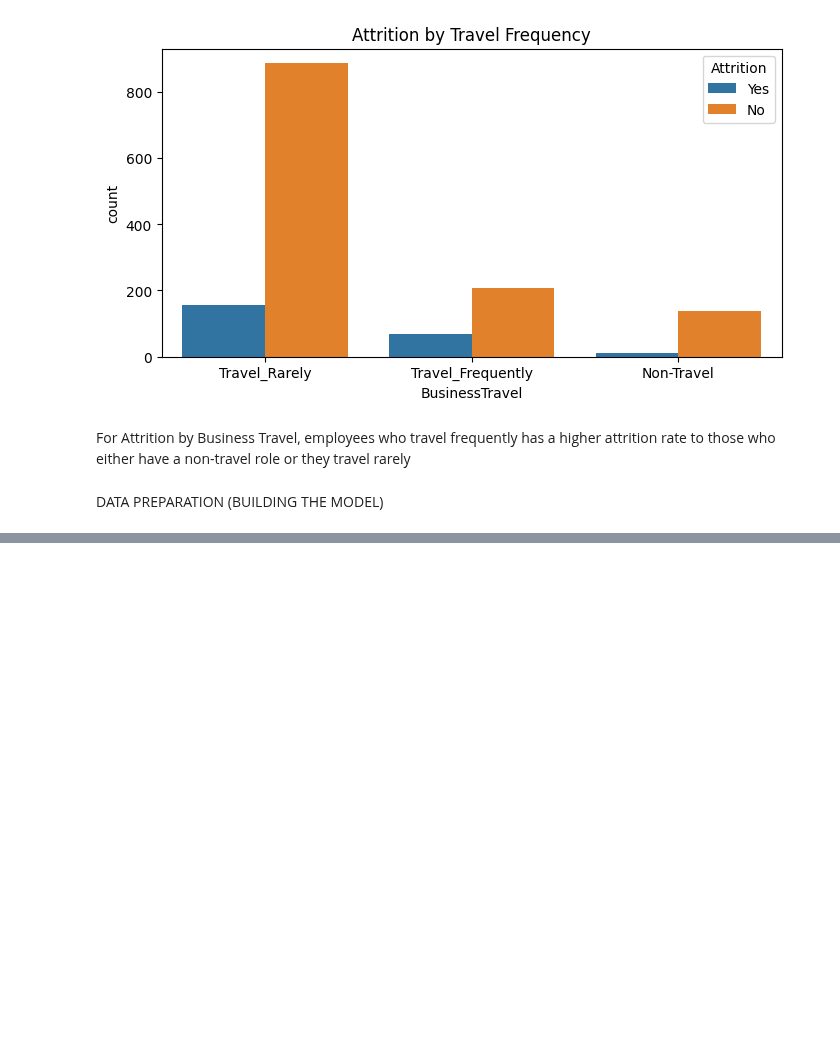
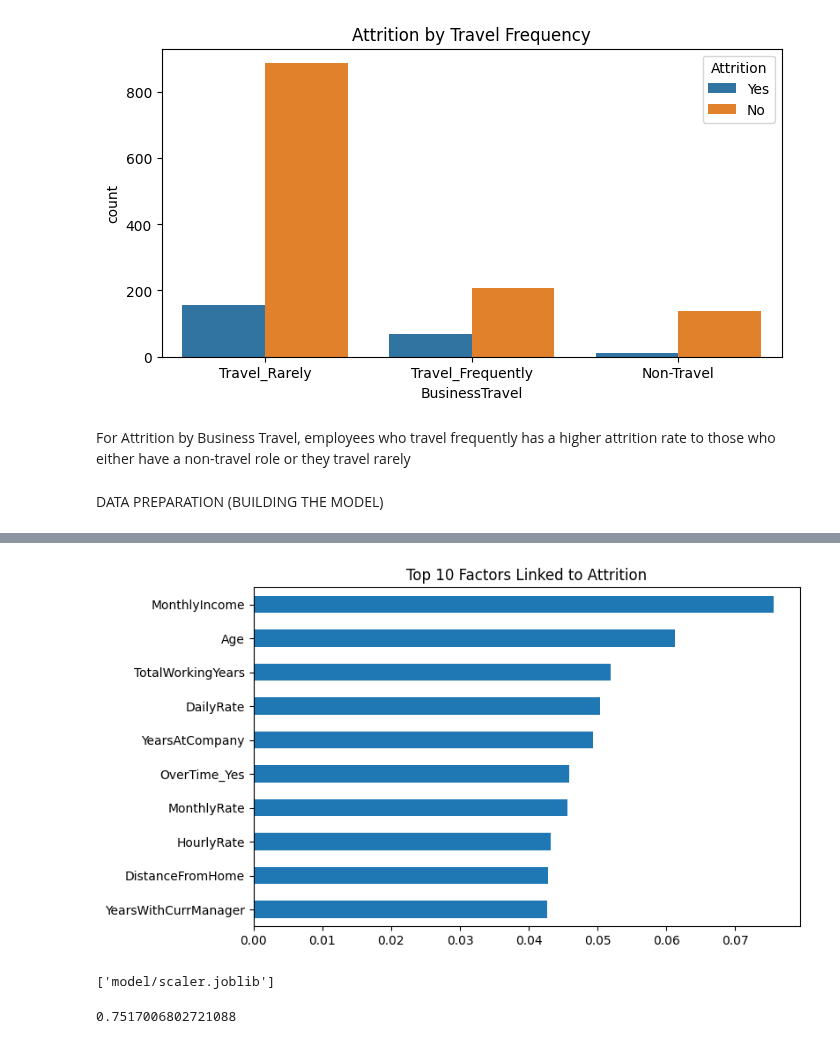
Before and after one commit to Teehxw/Employee-Attrition-Predictor, a Jupyter notebook: main.ipynb, the cells around one changed output, grey strips where cells are left out. Saved outputs shown, nothing was run; the diff lists cells and outputs as text; code cells hidden in the pictures; blank space fills up the shorter version.

Commit message:
Trained the model, made prediction

```diff
--- a/main.ipynb
+++ b/main.ipynb
@@ -187,0 +242,22 @@ DATA PREPARATION (BUILDING THE MODEL)
+# %%
+# initialize the model
+from sklearn.preprocessing import StandardScaler
+from sklearn.linear_model import LogisticRegression
+from sklearn.metrics import classification_report
+
+# Put aall numbers on the same scale
+scaler = StandardScaler()
+X_train_scaled = scaler.fit_transform(X_train)
+X_test_scaled = scaler.fit_transform(X_test)
+
+# TRAIN the model
+model = LogisticRegression(max_iter=1000, class_weight='balanced')
+model.fit(X_train_scaled, y_train)
+
+# Evaluate
+accuracy = model.score(X_test_scaled, y_test)
+print(f"Model Accuracy: {accuracy}")
+
+#classification report
+report = classification_report(y_test, model.predict(X_test_scaled))
+print(report)
@@ -187,0 +274,9 @@ DATA PREPARATION (BUILDING THE MODEL)
+# %%
+from sklearn.ensemble import RandomForestClassifier
+from sklearn.metrics import classification_report
+
+rf_model = RandomForestClassifier(n_estimators=200, random_state = 42, class_weight='balanced')
+rf_model.fit(X_train, y_train)
+
+print(f"random Forest accuracy: {rf_model.score(X_test, y_test)}")
+print(classification_report(y_test, rf_model.predict(X_test)))
@@ -187,0 +293,18 @@ DATA PREPARATION (BUILDING THE MODEL)
+# %%
+importances = pd.Series(rf_model.feature_importances_, index=X.columns)
+importances.sort_values().tail(10).plot(kind='barh', figsize=(8,5), title='Top 10 Factors Linked to Attrition')
+plt.show()
+# %% [output]
+[figure, added]
+# %%
+import joblib
+joblib.dump(model, 'model/attrition_model.joblib')
+joblib.dump(scaler, 'model/scaler.joblib')
+# %% [output]
+['model/scaler.joblib']
+# %%
+# Check to see if the model was saved properly
+loaded_model = joblib.load('model/attrition_model.joblib')
+print(loaded_model.score(X_test_scaled, y_test))
+# %% [output]
+0.7517006802721088
```
Also changed, not shown: parts of 7 cells of this notebook, 18 other files.
